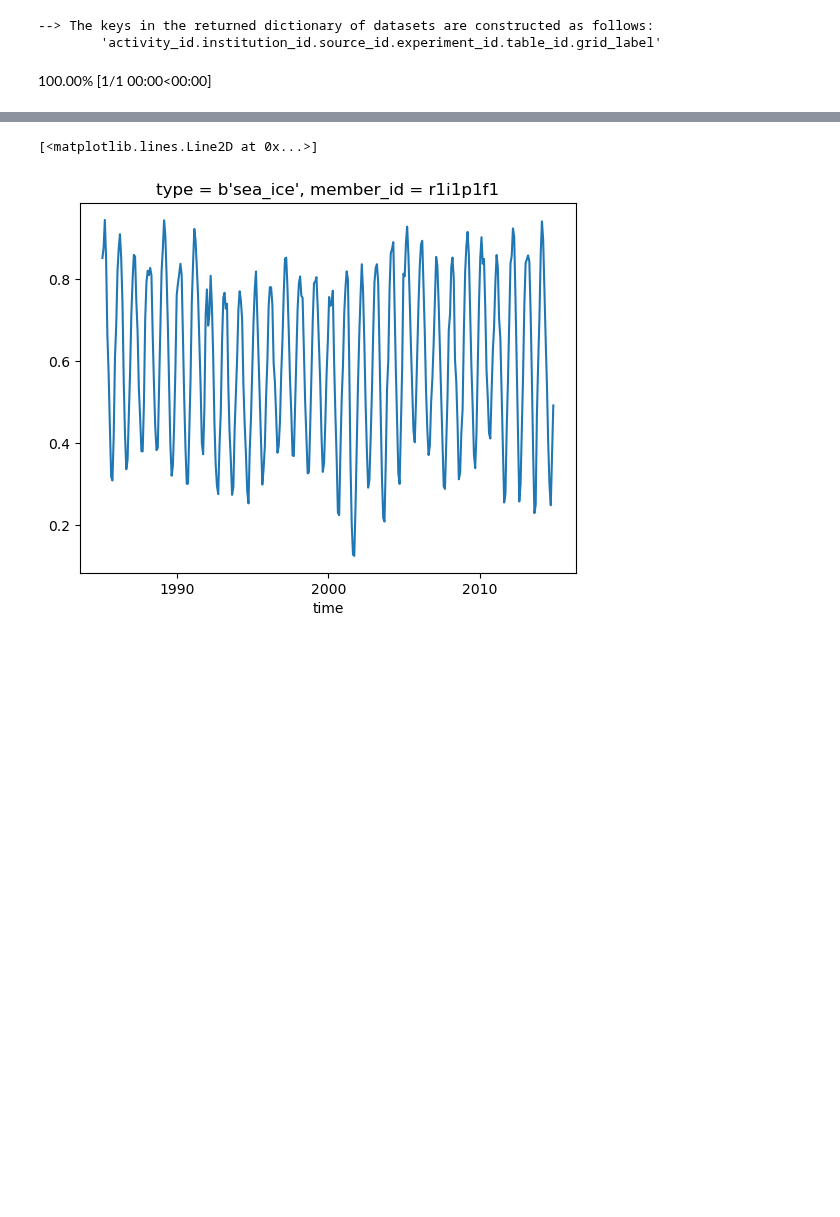
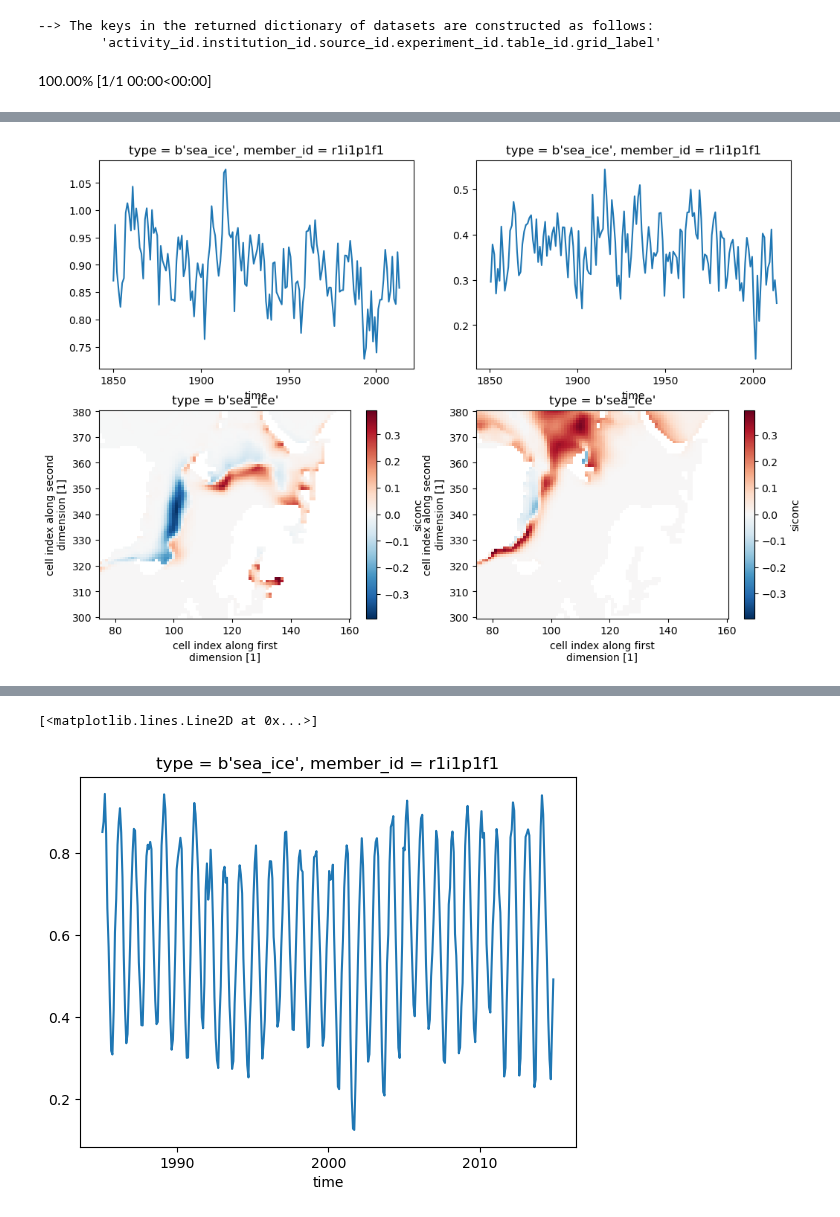
Before and after one commit to eScience-course/Tjaernoe2022-group6, a Jupyter notebook: notebooks/Stian/main.ipynb, the cells around one changed output, grey strips where cells are left out. Drawn from its saved outputs; the diff is of its cells as text; code cells hidden in the pictures; blank space fills up the shorter version.

```diff
--- a/notebooks/Stian/main.ipynb
+++ b/notebooks/Stian/main.ipynb
@@ -46,8 +45,10 @@ SIBSSeptemberTimeMean = SIBSSeptember.mean(dim='time')
 # %%
-fig, ax = plt.subplots(ncols=2, nrows=2, figsize=(12,4))
-SIBSMarchSpatialMean.plot(ax=ax[0,0])
-SIBSSeptemberSpatialMean.plot(ax=ax[0,1])
-SIBSMarchTimeMean.plot(ax=ax[1,0])
-SIBSSeptemberTimeMean.plot(ax=ax[1,1])
+fig, ax = plt.subplots(ncols=2, nrows=2, figsize=(12,8))
+SIMarchSpatialMean.isel(time=slice(-12*65, -1)).plot(ax=ax[0,0])
+SISeptemberSpatialMean.isel(time=slice(-12*65, -1)).plot(ax=ax[0,1])
+(SIMarch.isel(time=slice(-12*30, -1)).mean(dim='time') - SIMarch.isel(time=slice(0, 12*30)).mean(dim='time')).plot(ax=ax[1,0])
+(SISeptember.isel(time=slice(-12*30, -1)).mean(dim='time') - SISeptember.isel(time=slice(0, 12*30)).mean(dim='time')).plot(ax=ax[1,1])
 plt.show()
+# %% [output]
+[figure, added]
 # %%
```
Also changed, not shown: parts of 5 cells of this notebook.
